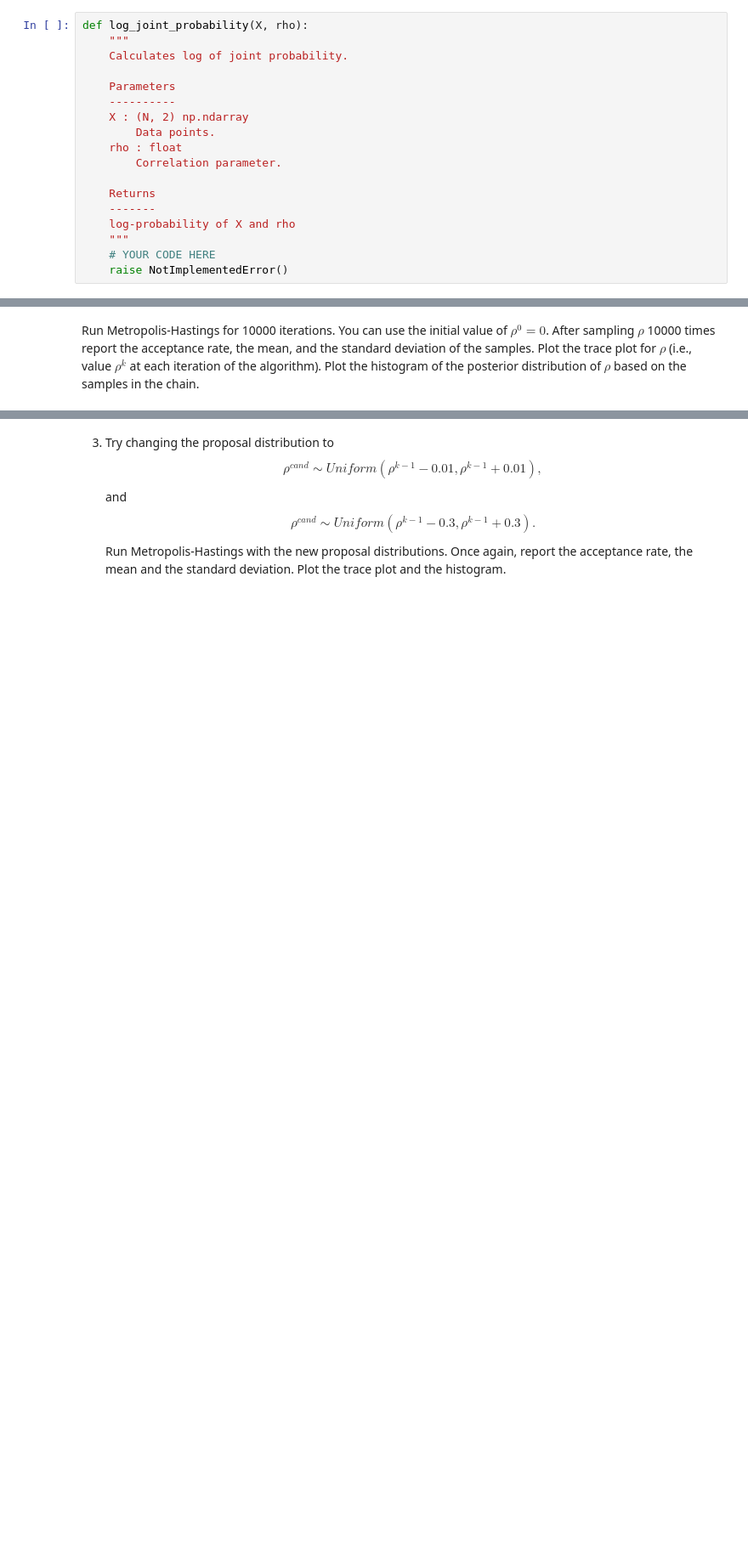
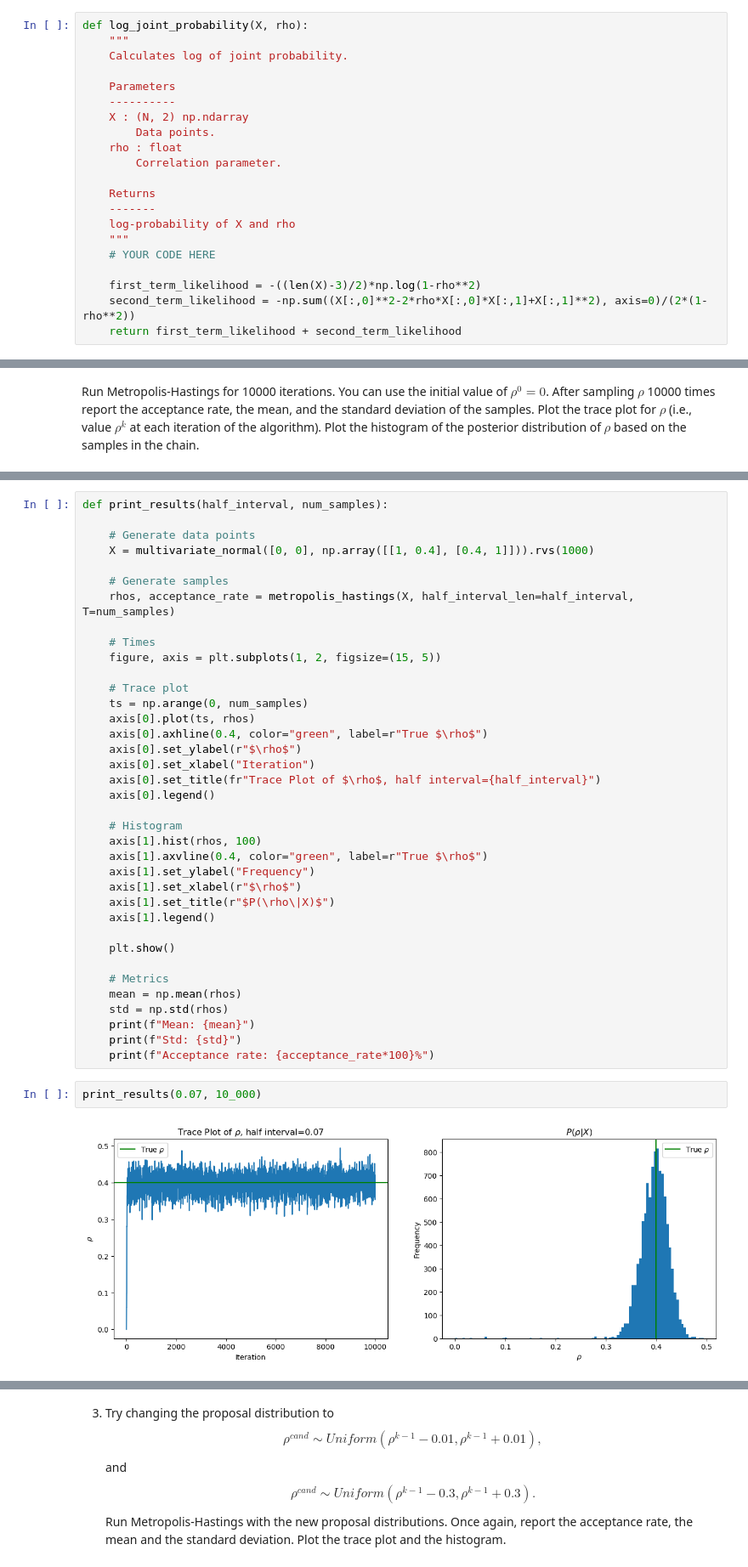
Before and after one commit to meraxion/SML24, a Jupyter notebook: SML24_as04/SML24_as04_3.ipynb, the cells around one changed output, grey strips where cells are left out. Shown at 85% size. Cells and saved outputs as stored; diff of their text form; blank space fills up the shorter version.

```diff
--- a/SML24_as04/SML24_as04_3.ipynb
+++ b/SML24_as04/SML24_as04_3.ipynb
@@ -206,5 +358,8 @@ def log_joint_probability(X, rho):
     log-probability of X and rho
     """
     # YOUR CODE HERE
-    raise NotImplementedError()
+
+    first_term_likelihood = -((len(X)-3)/2)*np.log(1-rho**2)
+    second_term_likelihood = -np.sum((X[:,0]**2-2*rho*X[:,0]*X[:,1]+X[:,1]**2), axis=0)/(2*(1-rho**2))
+    return first_term_likelihood + second_term_likelihood
 # %%
@@ -258,0 +427,41 @@ raise NotImplementedError()
+# %%
+def print_results(half_interval, num_samples):
+
+    # Generate data points
+    X = multivariate_normal([0, 0], np.array([[1, 0.4], [0.4, 1]])).rvs(1000)
+
+    # Generate samples
+    rhos, acceptance_rate = metropolis_hastings(X, half_interval_len=half_interval, T=num_samples)
+
+    # Times
+    figure, axis = plt.subplots(1, 2, figsize=(15, 5))
+
+    # Trace plot
+    ts = np.arange(0, num_samples)
+    axis[0].plot(ts, rhos)
+    axis[0].axhline(0.4, color="green", label=r"True $\rho$")
+    axis[0].set_ylabel(r"$\rho$")
+    axis[0].set_xlabel("Iteration")
+    axis[0].set_title(fr"Trace Plot of $\rho$, half interval={half_interval}")
+    axis[0].legend()
+
+    # Histogram
+    axis[1].hist(rhos, 100)
+    axis[1].axvline(0.4, color="green", label=r"True $\rho$")
+    axis[1].set_ylabel("Frequency")
+    axis[1].set_xlabel(r"$\rho$")
+    axis[1].set_title(r"$P(\rho\|X)$")
+    axis[1].legend()
+
+    plt.show()
+
+    # Metrics
+    mean = np.mean(rhos)
+    std = np.std(rhos)
+    print(f"Mean: {mean}")
+    print(f"Std: {std}")
+    print(f"Acceptance rate: {acceptance_rate*100}%")
+# %%
+print_results(0.07, 10_000)
+# %% [output]
+[figure, added]
```
Also changed, not shown: parts of 23 cells of this notebook.
